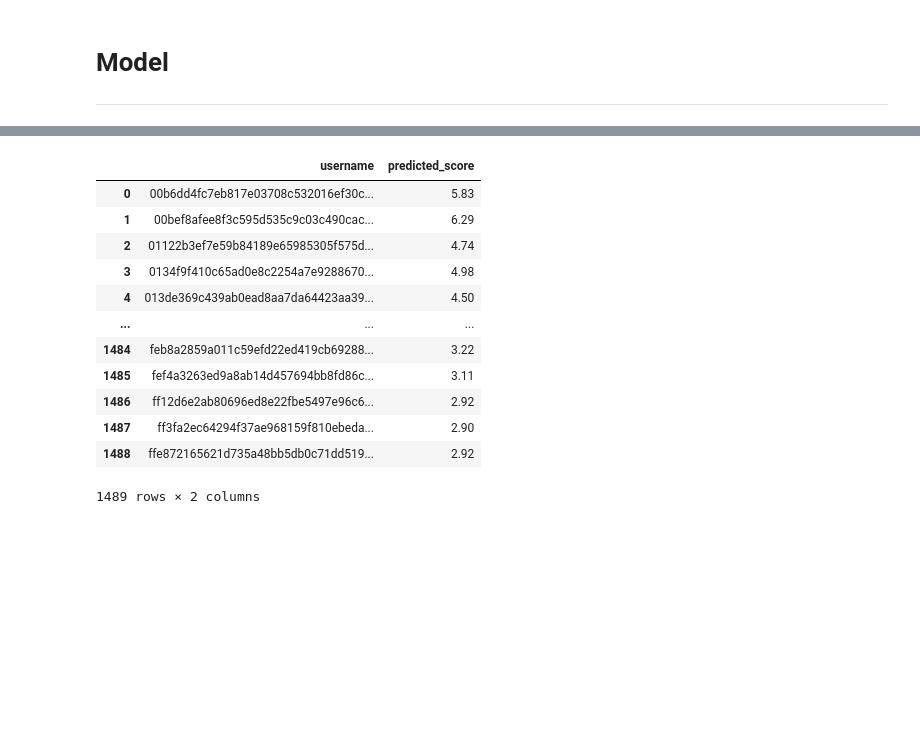
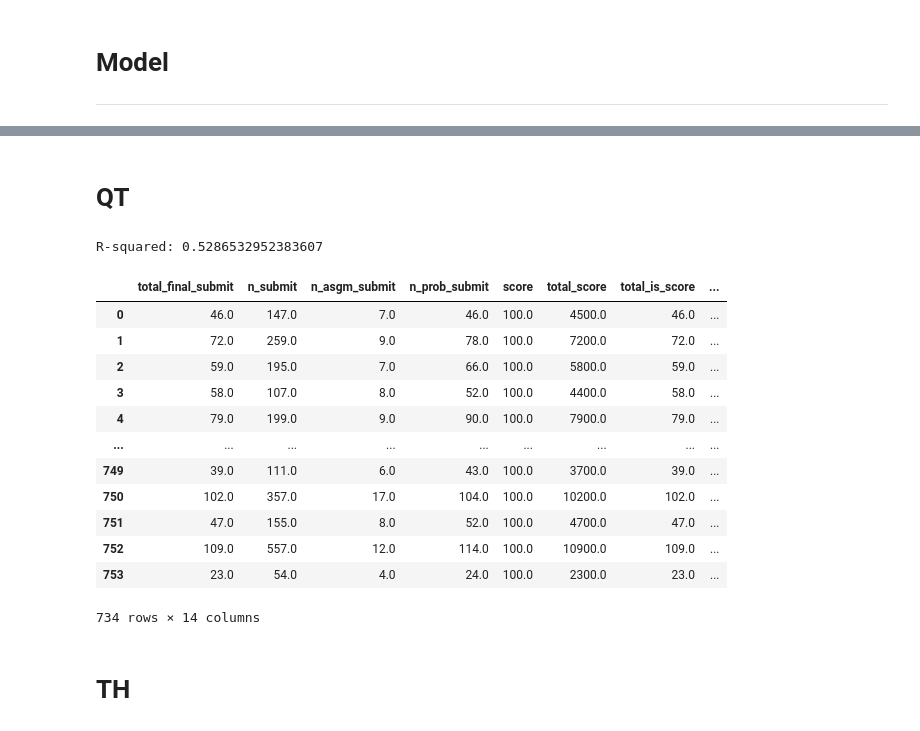
Before and after one commit to leducdat-tpose/CS114.P11, a Jupyter notebook: FinalProject/PredictScore/CS114.P11.Predict.Score.ipynb, the cells around one changed output, grey strips where cells are left out. Drawn from its saved outputs; the diff is of its cells as text; code cells hidden in the pictures; blank space fills up the shorter version.

```diff
--- a/FinalProject/PredictScore/CS114.P11.Predict.Score.ipynb
+++ b/FinalProject/PredictScore/CS114.P11.Predict.Score.ipynb
@@ -274,3 +235,32 @@ dtype: int64
+# %%
+def create_train_predict_df(df, df_final):
+    train_df = df.copy()
+    sv_id = train_df['username']
+    sv_id_anno = df_final['username']
+
+    # Tìm các giá trị "sv_id" có trong annonimized_df nhưng không có trong df_predict - cần predict
+    unique_sv_ids = sv_id_anno[~sv_id_anno.isin(sv_id)]
+
+    # Lọc các hàng trong annonimized_df mà có "sv_id" nằm trong unique_sv_ids
+    fil_df = df_final[df_final['username'].isin(unique_sv_ids)]
+    unique_values = fil_df['username'].unique()
+
+    predict_df = pd.DataFrame(unique_values, columns=['username'])
+    predict_col = df.columns[1]
+    ac_summary = df_final.groupby('username').first().reset_index()
+    train_df = pd.merge(train_df, ac_summary, on='username', how='left')
+    predict_df = pd.merge(predict_df, ac_summary, on='username', how='left')
+    original_col = ['assignment_id', 'problem_id', 'is_final', 'status', 'pre_score', 'coefficient', 'language_id', 'created_at', 'updated_at', 'judgement']
+    train_df.drop(columns=original_col, inplace=True)
+    predict_df.drop(columns=original_col, inplace=True)
+    train_df.dropna(subset=predict_col, inplace=True)
+    train_df.dropna(inplace=True)
+    return train_df, predict_df
+
+train_df_TH, predict_df_TH = create_train_predict_df(th_df, df_final)
+train_df_QT, predict_df_QT = create_train_predict_df(qt_df, df_final)
+train_df_CK, predict_df_CK = create_train_predict_df(ck_df, df_final)
+train_df_TL, predict_df_TL = create_train_predict_df(tbtl_df, df_final)
 # %% [markdown]
 # Model
 
@@ -558,16 +267,0 @@ df_grouped['predicted_score'] = df_grouped['predicted_score'].round(2)
-# %%
-df_grouped
-# %% [output]
-|  | username | predicted_score |
-| 0 | 00b6dd4fc7eb817e03708c532016ef30c... | 5.83 |
-| 1 | 00bef8afee8f3c595d535c9c03c490cac... | 6.29 |
-| 2 | 01122b3ef7e59b84189e65985305f575d... | 4.74 |
-| 3 | 0134f9f410c65ad0e8c2254a7e9288670... | 4.98 |
-| 4 | 013de369c439ab0ead8aa7da64423aa39... | 4.50 |
-| ... | ... | ... |
-| 1484 | feb8a2859a011c59efd22ed419cb69288... | 3.22 |
-| 1485 | fef4a3263ed9a8ab14d457694bb8fd86c... | 3.11 |
-| 1486 | ff12d6e2ab80696ed8e22fbe5497e96c6... | 2.92 |
-| 1487 | ff3fa2ec64294f37ae968159f810ebeda... | 2.90 |
-| 1488 | ffe872165621d735a48bb5db0c71dd519... | 2.92 |
-1489 rows × 2 columns
@@ -575,0 +268,31 @@ df_grouped.to_csv('predict_tbtl.csv', index=False, header=False)
+# %% [markdown]
+# QT
+# %%
+# Train
+X_QT = train_df_QT.drop(columns=[train_df_QT.columns[1], 'username'])
+y_QT = train_df_QT[train_df_QT.columns[1]]
+X_train, X_test, y_train, y_test = train_test_split(X_QT, y_QT, test_size=0.3, random_state=42)
+model = GradientBoostingRegressor()
+model.fit(X_QT, y_QT)
+
+y_pred = model.predict(X_test)
+r2 = r2_score(y_test, y_pred)
+print("R-squared:", r2)
+# %% [output]
+R-squared: 0.5286532952383607
+# %%
+X_QT
+# %% [output]
+|  | total_final_submit | n_submit | n_asgm_submit | n_prob_submit | score | total_score | total_is_score | ... |
+| 0 | 46.0 | 147.0 | 7.0 | 46.0 | 100.0 | 4500.0 | 46.0 | ... |
+| 1 | 72.0 | 259.0 | 9.0 | 78.0 | 100.0 | 7200.0 | 72.0 | ... |
+| 2 | 59.0 | 195.0 | 7.0 | 66.0 | 100.0 | 5800.0 | 59.0 | ... |
+| 3 | 58.0 | 107.0 | 8.0 | 52.0 | 100.0 | 4400.0 | 58.0 | ... |
+| 4 | 79.0 | 199.0 | 9.0 | 90.0 | 100.0 | 7900.0 | 79.0 | ... |
+| ... | ... | ... | ... | ... | ... | ... | ... | ... |
+| 749 | 39.0 | 111.0 | 6.0 | 43.0 | 100.0 | 3700.0 | 39.0 | ... |
+| 750 | 102.0 | 357.0 | 17.0 | 104.0 | 100.0 | 10200.0 | 102.0 | ... |
+| 751 | 47.0 | 155.0 | 8.0 | 52.0 | 100.0 | 4700.0 | 47.0 | ... |
+| 752 | 109.0 | 557.0 | 12.0 | 114.0 | 100.0 | 10900.0 | 109.0 | ... |
+| 753 | 23.0 | 54.0 | 4.0 | 24.0 | 100.0 | 2300.0 | 23.0 | ... |
+734 rows × 14 columns
@@ -575,0 +307,2 @@ df_grouped.to_csv('predict_tbtl.csv', index=False, header=False)
+# %% [markdown]
+# TH
```
Also changed, not shown: parts of 81 cells of this notebook.
